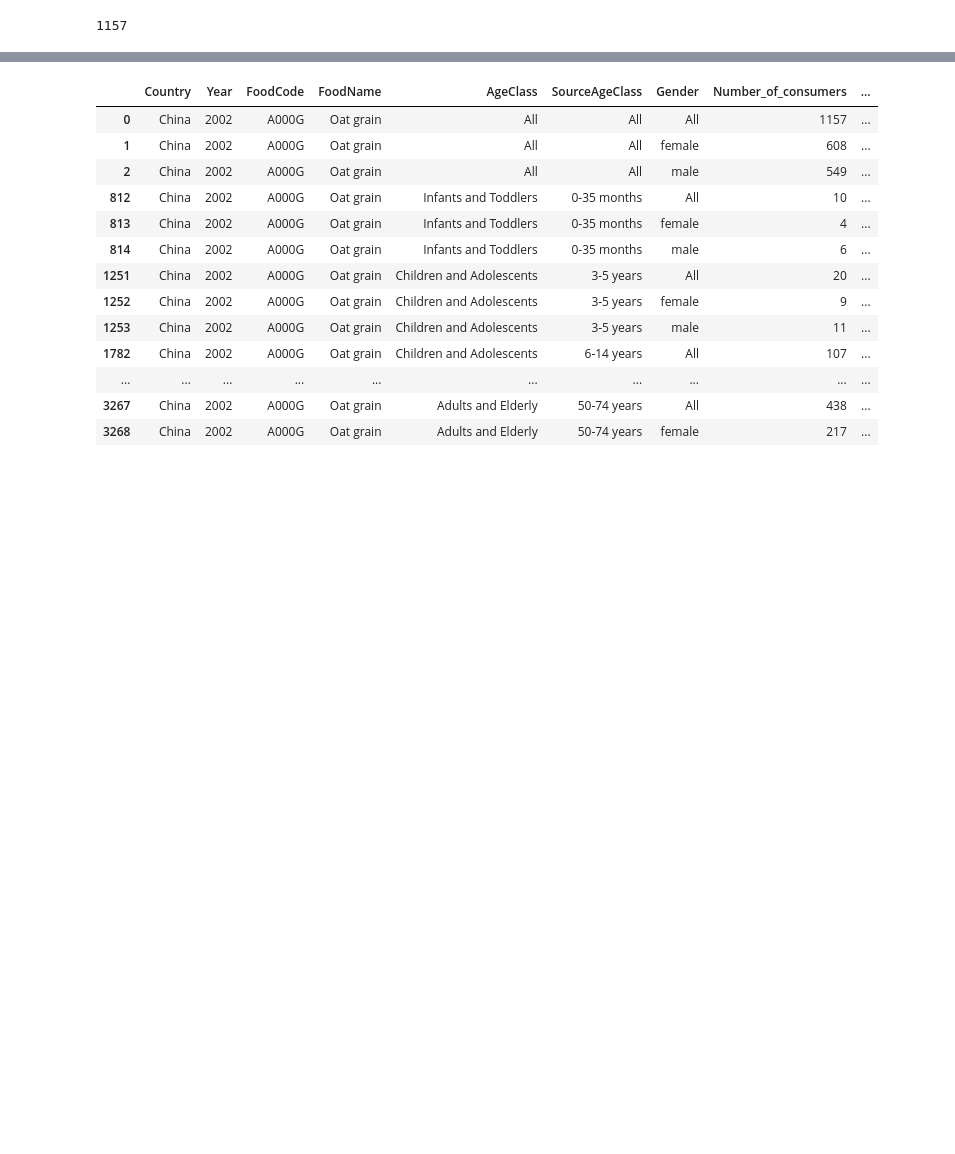
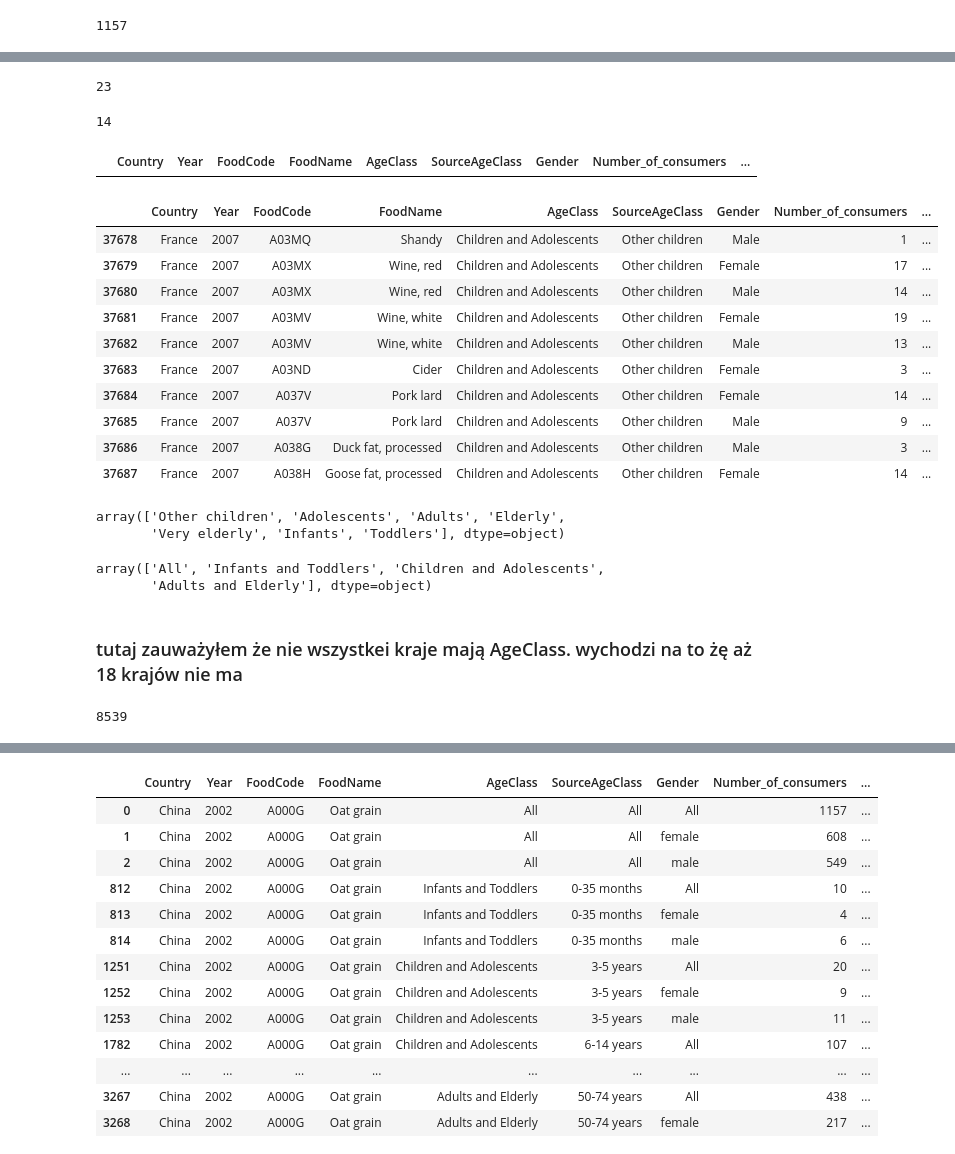
Before and after one commit to lukacjo/food_consumption, a Jupyter notebook: food_consumption.ipynb, the cells around one changed output, grey strips where cells are left out. Saved outputs shown, nothing was run; the diff lists cells and outputs as text; code cells hidden in the pictures; blank space fills up the shorter version.

```diff
--- a/food_consumption.ipynb
+++ b/food_consumption.ipynb
@@ -309,0 +373,38 @@ food_all_oat_ch['Number_of_consumers'].iloc[0]
+# %%
+food_fem_all['Country'].nunique()
+# %% [output]
+23
+# %%
+food_men_all['Country'].nunique()
+# %% [output]
+14
+# %%
+null_data = food[food.isnull().any(axis=1)]
+null_data.tail()
+# %% [output]
+|  | Country | Year | FoodCode | FoodName | AgeClass | SourceAgeClass | Gender | Number_of_consumers | ... |
+# %%
+food_fr = food.loc[food['Country'] == "France"]
+food_fr.head(10)
+# %% [output]
+|  | Country | Year | FoodCode | FoodName | AgeClass | SourceAgeClass | Gender | Number_of_consumers | ... |
+| 37678 | France | 2007 | A03MQ | Shandy | Children and Adolescents | Other children | Male | 1 | ... |
+| 37679 | France | 2007 | A03MX | Wine, red | Children and Adolescents | Other children | Female | 17 | ... |
+| 37680 | France | 2007 | A03MX | Wine, red | Children and Adolescents | Other children | Male | 14 | ... |
+| 37681 | France | 2007 | A03MV | Wine, white | Children and Adolescents | Other children | Female | 19 | ... |
+| 37682 | France | 2007 | A03MV | Wine, white | Children and Adolescents | Other children | Male | 13 | ... |
+| 37683 | France | 2007 | A03ND | Cider | Children and Adolescents | Other children | Female | 3 | ... |
+| 37684 | France | 2007 | A037V | Pork lard | Children and Adolescents | Other children | Female | 14 | ... |
+| 37685 | France | 2007 | A037V | Pork lard | Children and Adolescents | Other children | Male | 9 | ... |
+| 37686 | France | 2007 | A038G | Duck fat, processed | Children and Adolescents | Other children | Male | 3 | ... |
+| 37687 | France | 2007 | A038H | Goose fat, processed | Children and Adolescents | Other children | Female | 14 | ... |
+# %%
+food_fr['SourceAgeClass'].unique()
+# %% [output]
+array(['Other children', 'Adolescents', 'Adults', 'Elderly',
+       'Very elderly', 'Infants', 'Toddlers'], dtype=object)
+# %%
+food['AgeClass'].unique()
+# %% [output]
+array(['All', 'Infants and Toddlers', 'Children and Adolescents',
+       'Adults and Elderly'], dtype=object)
@@ -309,0 +413,6 @@ food_all_oat_ch['Number_of_consumers'].iloc[0]
+# %% [markdown]
+### tutaj zauważyłem że nie wszystkei kraje mają AgeClass. wychodzi na to żę aż 18 krajów nie ma
+# %%
+food_fr['Number_of_subjects'].unique().sum()
+# %% [output]
+8539
```
Also changed, not shown: parts of 28 cells of this notebook.
